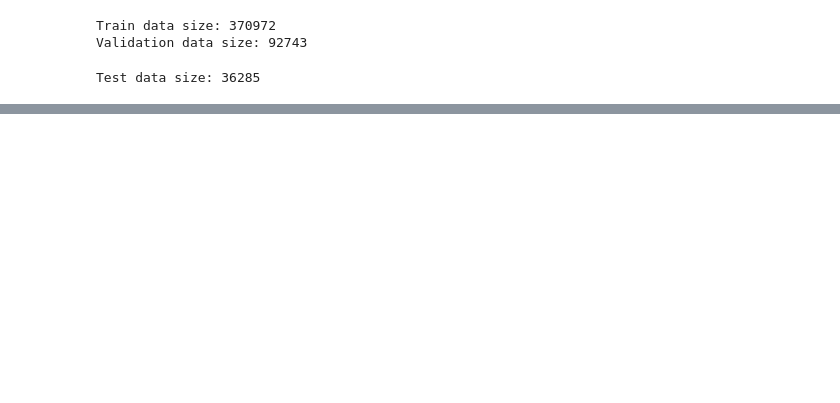
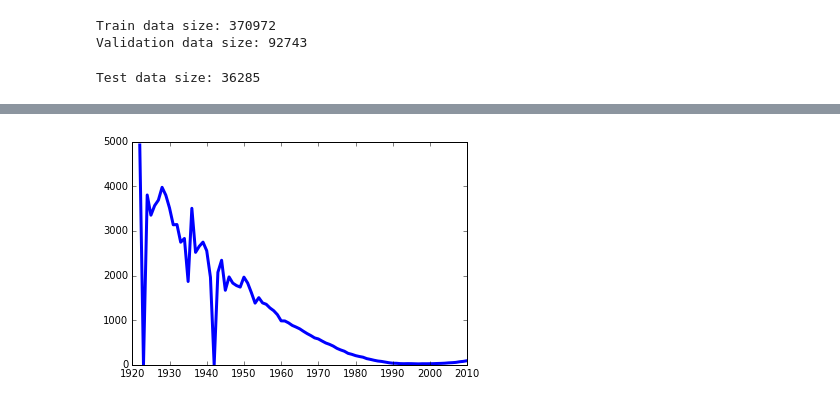
Before and after one commit to rossanez/MO444-2s2017, a Jupyter notebook: Trab01/MO444_2017_Trab01_Grupo05.ipynb, the cells around one changed output, grey strips where cells are left out. Cells and saved outputs as stored; diff of their text form; code cells hidden in the pictures; blank space fills up the shorter version.

```diff
--- a/Trab01/MO444_2017_Trab01_Grupo05.ipynb
+++ b/Trab01/MO444_2017_Trab01_Grupo05.ipynb
@@ -138 +140,8 @@ Validation root mean squared error: 9.53528354873
+# %%
+# plotting the errors
+errors = get_errors_by_year(lr_base_model, validation_data_Y, validation_data_X)
+plt.plot(years, errors, color='blue', linewidth=3)
+plt.show()
+# %% [output]
+[figure, added]
 # %%
```
Also changed, not shown: parts of 13 cells of this notebook.
